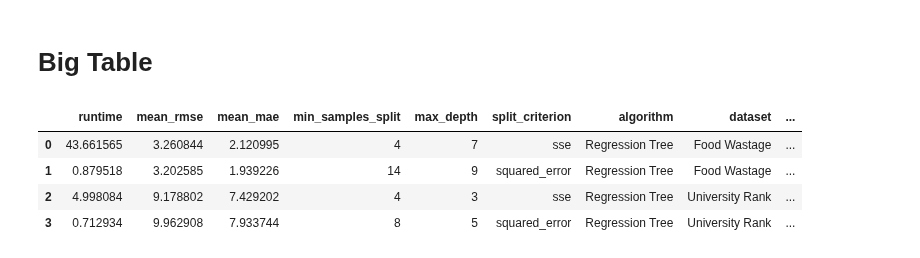
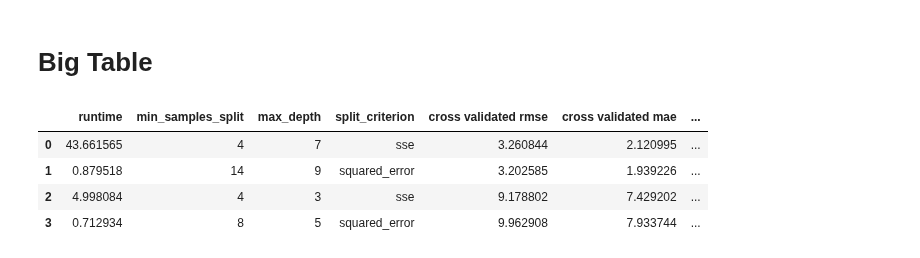
Before and after one commit to Esaiasson/Machine_learning_WS_2025, a Jupyter notebook: A2/final_results.ipynb, the cells around one changed output. Cells and saved outputs as stored; diff of their text form; code cells hidden in the pictures.

Commit message:
added test split scores

```diff
--- a/A2/final_results.ipynb
+++ b/A2/final_results.ipynb
@@ -152,12 +153,13 @@ Time(s):  0.7129336999496445
 ## Predictions on test set
 # %%
 college_rank_predictions_reg_tree = rt.predict_from_tree(best_tree_college_rank, college_rank_df_test)
-college_rank_rmse_reg_tree, college_rank_mae_reg_tree = eval.measure_predictions(college_rank_df_test["2023"], college_rank_predictions_reg_tree)
-print(f"College Rank scores on test set using our implementation. RMSE: {college_rank_rmse_reg_tree}, MAE: {college_rank_mae_reg_tree}")
+college_rank_rmse_on_test_reg_tree, college_rank_mae_on_test_reg_tree = eval.measure_predictions(college_rank_df_test["2023"], college_rank_predictions_reg_tree)
 
 college_rank_predictions_reg_tree_scikit = best_tree_scikit_college_rank.predict(college_rank_df_test.loc[:, college_rank_df_test.columns != "2023"])
-college_rank_rmse_reg_tree_scikit, college_rank_mae_reg_tree_scikit = eval.measure_predictions(college_rank_df_test["2023"], college_rank_predictions_reg_tree_scikit)
-print(f"College Rank scores on test set using Scikit implementation. RMSE: {college_rank_rmse_reg_tree_scikit}, MAE: {college_rank_mae_reg_tree_scikit}")
+college_rank_rmse_on_test_reg_tree_scikit, college_rank_mae_on_test_reg_tree_scikit = eval.measure_predictions(college_rank_df_test["2023"], college_rank_predictions_reg_tree_scikit)
+
+print(f"College Rank scores on test set using our implementation. RMSE: {college_rank_rmse_on_test_reg_tree}, MAE: {college_rank_mae_on_test_reg_tree}")
+print(f"College Rank scores on test set using Scikit implementation. RMSE: {college_rank_rmse_on_test_reg_tree_scikit}, MAE: {college_rank_mae_on_test_reg_tree_scikit}")
 # %% [output]
 College Rank scores on test set using our implementation. RMSE: 9.09345051351018, MAE: 7.23078231292517
 College Rank scores on test set using Scikit implementation. RMSE: 10.103077791391781, MAE: 8.038446969696968
@@ -231,27 +233,60 @@ parameter_eval.plot_parameter(train_results_food_waste, train_results_college_ra
 # Big Table
 # %%
 
-all_train_results = pd.concat([
+all_results = pd.concat([
     train_results_food_waste.loc[[0]].assign(algorithm="Regression Tree", dataset="Food Wastage", implementation="Ours"),
     train_results_food_waste_scikit.loc[[0]].assign( algorithm="Regression Tree", dataset="Food Wastage", implementation="Scikit"),
     train_results_college_rank.loc[[0]].assign(algorithm="Regression Tree", dataset="University Rank", implementation="Ours"),
     train_results_college_rank_scikit.loc[[0]].assign( algorithm="Regression Tree", dataset="University Rank", implementation="Scikit"),
     #train_results_popular_songs.loc[[0]].assign(algorithm="Regression Tree", dataset="Popular Songs", implementation="Ours")
     #train_results_popular_songs_scikit.loc[[0]].assign(algorithm="Regression Tree", dataset="Popular Songs", implementation="Scikit"),
 
 ]).reset_index(drop=True)
-all_train_results = all_train_results.join(all_train_results['Parameters'].apply(pd.Series))
+all_results = all_results.join(all_results['Parameters'].apply(pd.Series))
 
-index_to_fix = ~all_train_results["criterion"].isna()
-all_train_results.loc[index_to_fix, "split_criterion"] = all_train_results.loc[index_to_fix, "criterion"]
+index_to_fix = ~all_results["criterion"].isna()
+all_results.loc[index_to_fix, "split_criterion"] = all_results.loc[index_to_fix, "criterion"]
 
-all_train_results = all_train_results.drop(["Parameters", "criterion"], axis=1)
-all_train_results_reorderd = all_train_results[["runtime", "mean_rmse", "mean_mae", "min_samples_split", "max_depth", "split_criterion", "algorithm", "dataset", "implementation"]]
+all_results = all_results.drop(["Parameters", "criterion"], axis=1)
+all_results = all_results.rename(columns={'mean_rmse':'cross validated rmse', 'mean_mae': "cross validated mae"})
 
-all_train_results_reorderd
+
+all_results = eval.big_table_formating(
+    "Food Wastage",
+    all_results,
+    food_waste_rmse_on_test_reg_tree,
+    food_waste_mae_on_test_reg_tree,
+    food_waste_rmse_on_test_reg_tree_scikit,
+    food_waste_mae_on_test_reg_tree_scikit
+)
+
+all_results = eval.big_table_formating(
+    "University Rank",
+    all_results,
+    college_rank_rmse_on_test_reg_tree,
+    college_rank_mae_on_test_reg_tree,
+    college_rank_rmse_on_test_reg_tree_scikit,
+    college_rank_mae_on_test_reg_tree_scikit
+)
+
+'''
+all_results = eval.big_table_formating(
+    "Popular Songs",
+    all_results,
+    popular_songs_rmse_on_test_reg_tree,
+    popular_songs_mae_on_test_reg_tree,
+    popular_songs_rmse_on_test_reg_tree_scikit,
+    popular_songs_mae_on_test_reg_tree_scikit
+)
+'''
+
+
+all_results_reorderd = all_results[["runtime", "min_samples_split", "max_depth", "split_criterion", "cross validated rmse", "cross validated mae", "test set rmse", "test set mae", "algorithm", "dataset", "implementation"]]
+
+all_results_reorderd
 # %% [output]
-|  | runtime | mean_rmse | mean_mae | min_samples_split | max_depth | split_criterion | algorithm | dataset | ... |
-| 0 | 43.661565 | 3.260844 | 2.120995 | 4 | 7 | sse | Regression Tree | Food Wastage | ... |
-| 1 | 0.879518 | 3.202585 | 1.939226 | 14 | 9 | squared_error | Regression Tree | Food Wastage | ... |
-| 2 | 4.998084 | 9.178802 | 7.429202 | 4 | 3 | sse | Regression Tree | University Rank | ... |
-| 3 | 0.712934 | 9.962908 | 7.933744 | 8 | 5 | squared_error | Regression Tree | University Rank | ... |
+|  | runtime | min_samples_split | max_depth | split_criterion | cross validated rmse | cross validated mae | ... |
+| 0 | 43.661565 | 4 | 7 | sse | 3.260844 | 2.120995 | ... |
+| 1 | 0.879518 | 14 | 9 | squared_error | 3.202585 | 1.939226 | ... |
+| 2 | 4.998084 | 4 | 3 | sse | 9.178802 | 7.429202 | ... |
+| 3 | 0.712934 | 8 | 5 | squared_error | 9.962908 | 7.933744 | ... |
```
Also changed, not shown: parts of 2 cells of this notebook, 1 other file.
